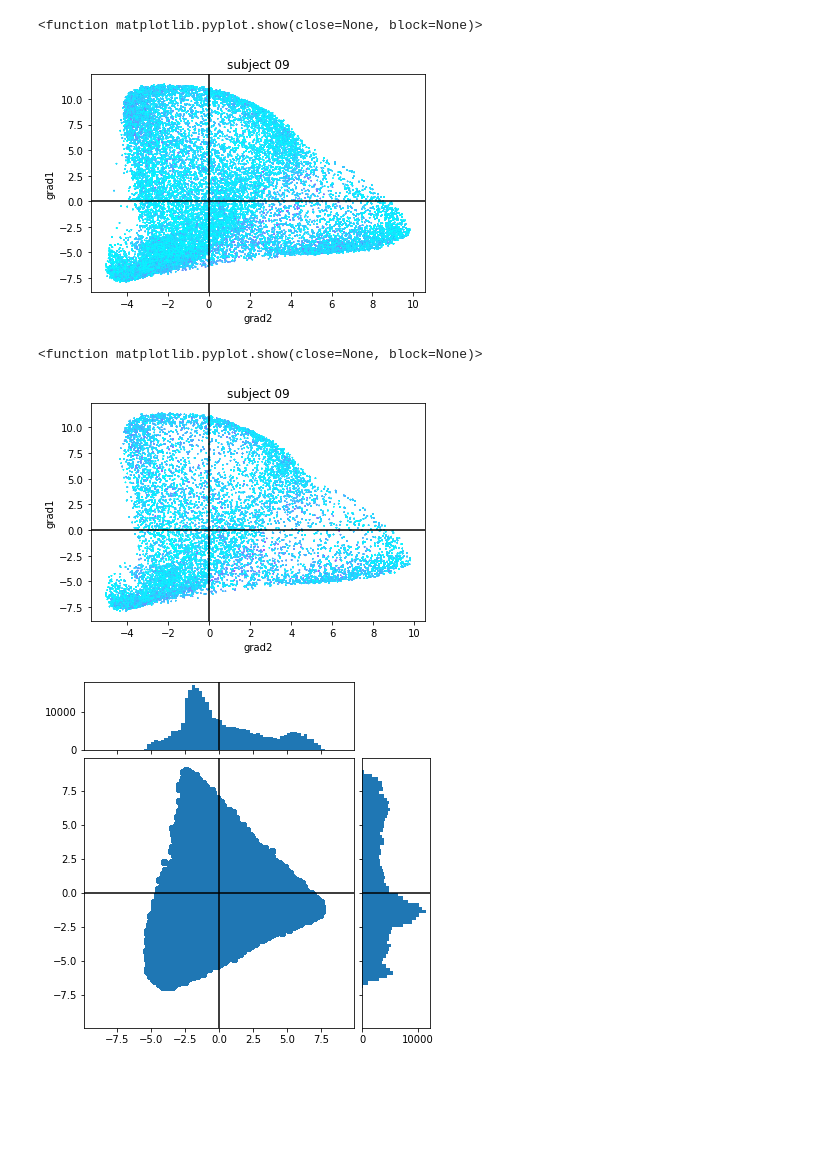
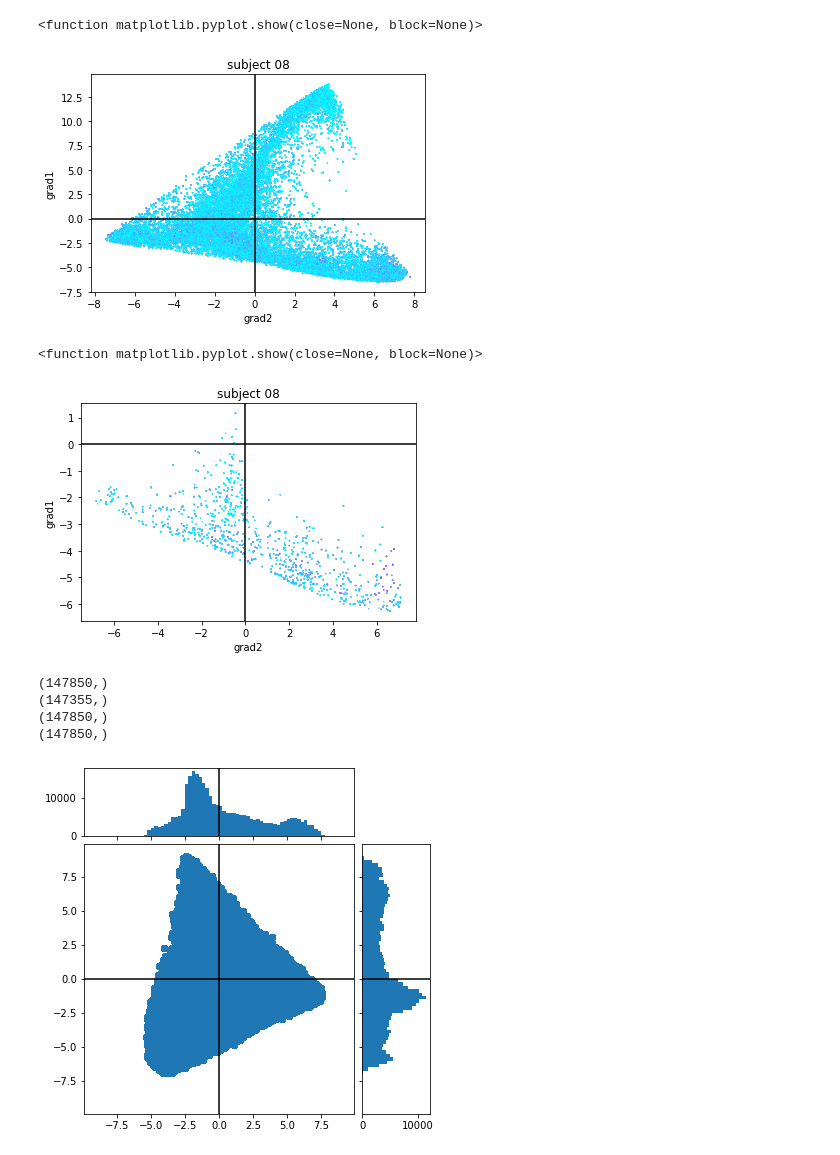
Before and after one commit to Gilles86/stress_risk, a Jupyter notebook: stress_risk/fmri_analysis/gradients/morpho-space_plots.ipynb, the cells around one changed output. Drawn from its saved outputs; the diff is of its cells as text; code cells hidden in the pictures; blank space fills up the shorter version.

```diff
--- a/stress_risk/fmri_analysis/gradients/morpho-space_plots.ipynb
+++ b/stress_risk/fmri_analysis/gradients/morpho-space_plots.ipynb
@@ -6,7 +6,7 @@ import pandas as pd
 
 bids_folder = '/Users/mrenke/data/ds-stressrisk'
 # %%
-sub = '09'
+sub = '08'
 ses = 1
 
 source_dir = op.join(bids_folder, 'derivatives', 'gradients', f'sub-{sub}', f'ses-{ses}')
@@ -49,22 +49,22 @@ plt.title(f'subject {sub}')
 plt.show
 # %% [output]
 <function matplotlib.pyplot.show(close=None, block=None)>
-[figure, old version]
+[figure, new version]
 # %%
 # only right hemisphere
 r2_r = r2_R.agg_data()
 grad1_r = grad1[(len(grad1)-len(r2_r)):len(grad1)] # (grad1 = np.concatenate([im1L.agg_data(), im1R.agg_data()], axis=0))
 grad2_r = grad2[(len(grad1)-len(r2_r)):len(grad1)] # grad2_r = grad2[(len(grad1)-len(r_hemi_mask)):len(grad1)]
 
-#r2_r[r_hemi_mask == 0] = np.NaN
+r2_r[r_hemi_mask == 0] = np.NaN # needs to be restarted with different subs to work
 
 plt.scatter(grad2_r, grad1_r, s=0.1, c = r2_r, cmap = mpl.colormaps['cool'])
 plt.axvline(x=0, color = 'black')
 plt.axhline(y=0, color = 'black')
 plt.xlabel('grad2')
 plt.ylabel('grad1')
 plt.title(f'subject {sub}')
 plt.show
 # %% [output]
 <function matplotlib.pyplot.show(close=None, block=None)>
-[figure, old version]
+[figure, new version]
@@ -71,3 +91,15 @@ plt.show
+# %%
+
+
+print(r2_r.shape)
+print(r_hemi_mask.shape)
+print(grad1_r.shape)
+print(grad1_r_.shape)
+# %% [output]
+(147850,)
+(147355,)
+(147850,)
+(147850,)
 # %%
 def scatter_hist(x, y, ax, ax_histx, ax_histy):
     # no labels
```
Also changed, not shown: parts of 2 cells of this notebook, 5 other files.
